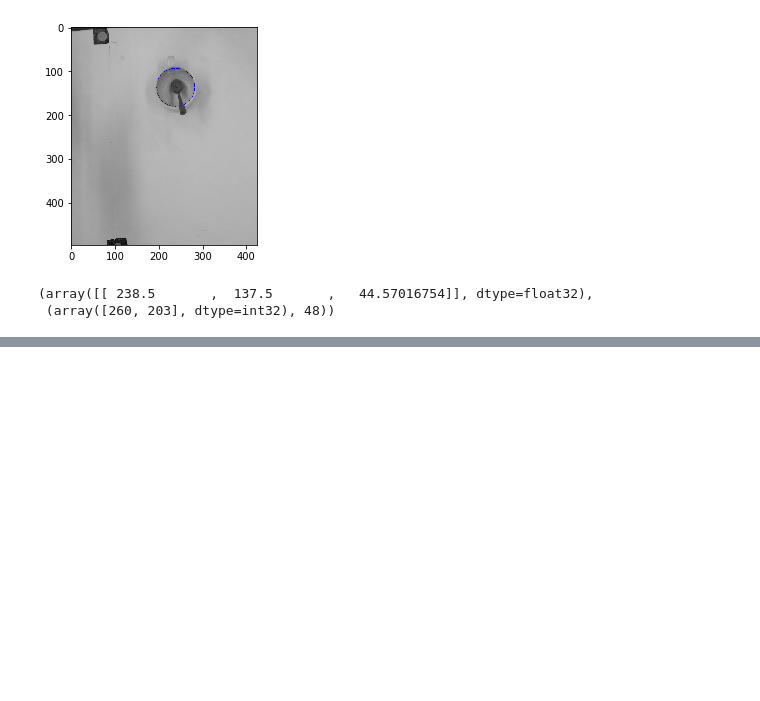
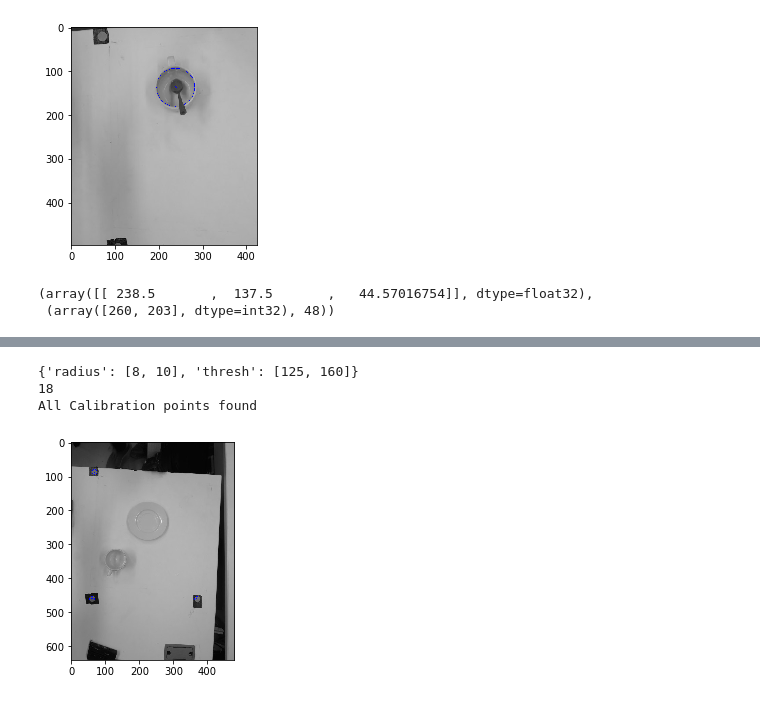
Before and after one commit to michaelcheah/BIRL_IROS, a Jupyter notebook: vision_testing_notebook.ipynb, the cells around one changed output, grey strips where cells are left out. Saved outputs shown, nothing was run; the diff lists cells and outputs as text; code cells hidden in the pictures; blank space fills up the shorter version.

Commit message:
Testing of modified find_circles function

```diff
--- a/vision_testing_notebook.ipynb
+++ b/vision_testing_notebook.ipynb
@@ -731,0 +747,13 @@ CIRCLE: [[[ 238.5         137.5          44.57016754]]]
+# %%
+cali_img = cv2.imread("cali_img.jpg")
+CAL_PARAM = {'thresh': [125, 160],
+            'radius': [8,10]}
+circles, cimg = ivt.find_circles(copy.copy(cali_img), 3, param=CAL_PARAM, blur=1, show=False)
+plt.imshow(cimg)
+plt.show()
+circles_sorted, crop_points = ivt.sort_circles3(circles)
+# %% [output]
+{'radius': [8, 10], 'thresh': [125, 160]}
+18
+All Calibration points found
+[figure, added]
```
Also changed, not shown: parts of 9 cells of this notebook.
